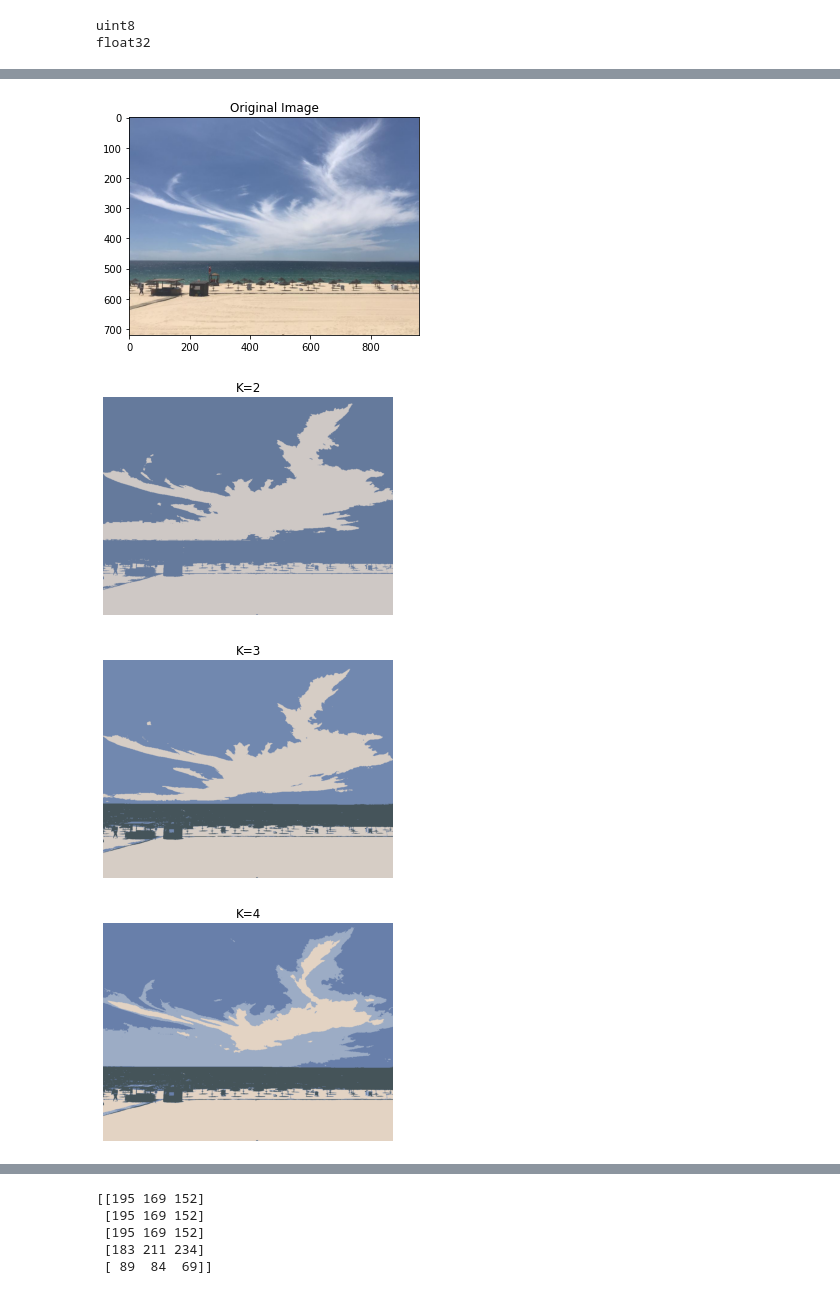
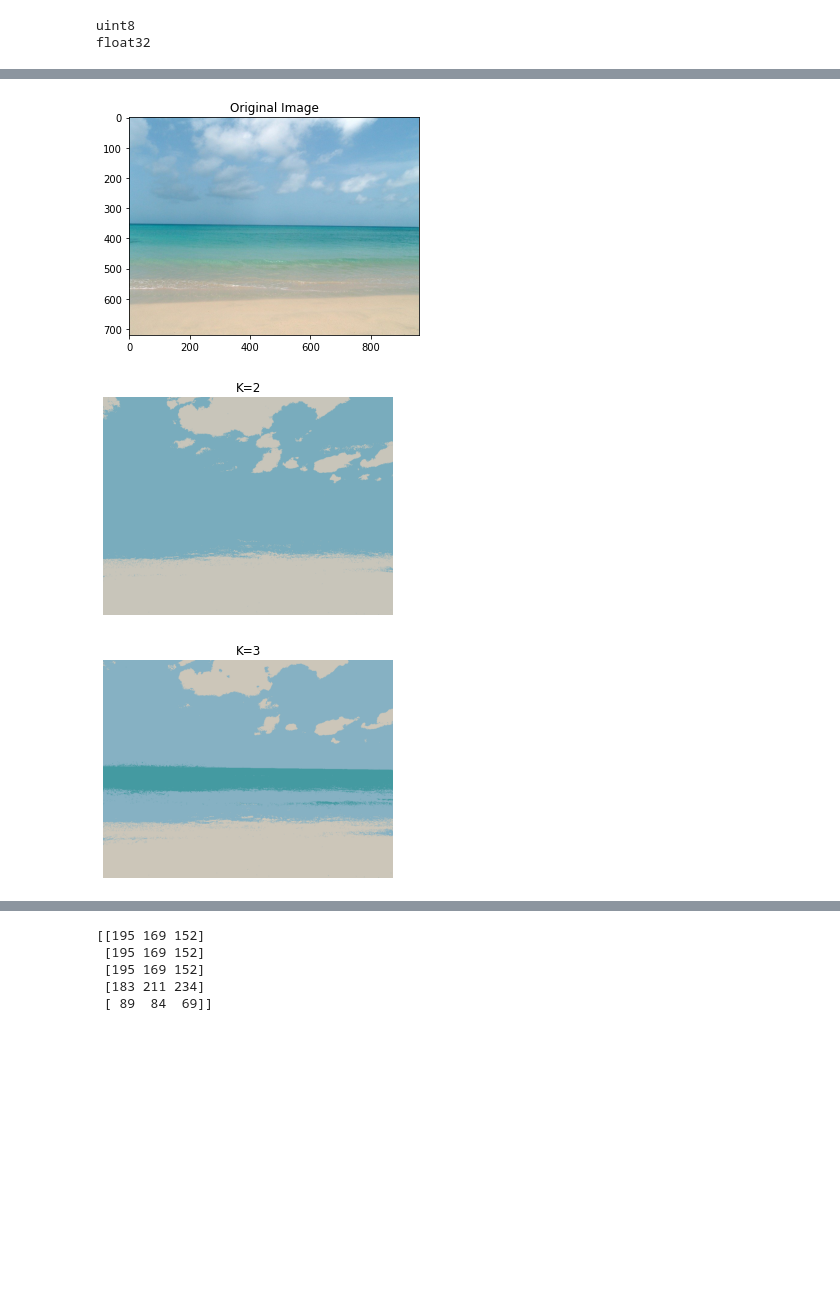
Before and after one commit to AOFPA/Digital-Image-Processing, a Jupyter notebook: lab-21/Lab21 K-mean segmentation.ipynb, the cells around one changed output, grey strips where cells are left out. Saved outputs shown, nothing was run; the diff lists cells and outputs as text; code cells hidden in the pictures; blank space fills up the shorter version.

```diff
--- a/lab-21/Lab21 K-mean segmentation.ipynb
+++ b/lab-21/Lab21 K-mean segmentation.ipynb
@@ -121,5 +121,5 @@ for i in range(K,LastK+1):
 # %%
-img = cv.imread('coast02.jpg')
+img = cv.imread('coast01.jpg')
 imgOriginal = img.copy()
 imgOriginal = cv.cvtColor(imgOriginal,cv.COLOR_BGR2RGB)
 Z = img.reshape((-1,3))
@@ -128,7 +128,7 @@ Z = np.float32(Z)
 # define criteria, number of clusters(K) and apply kmeans()
 criteria = (cv.TERM_CRITERIA_EPS + cv.TERM_CRITERIA_MAX_ITER, 10, 1.0)
 K = 2
-LastK = 8
+LastK = 3
 res2Arr = []
 for i in range(K,LastK+1):
   ret,label,center=cv.kmeans(Z,i,None,criteria,10,cv.KMEANS_RANDOM_CENTERS)
@@ -160,35 +155,34 @@ for i in range(K,LastK+1):
 # %%
 img = cv.imread('coast03.jpg')
 imgOriginal = img.copy()
 imgOriginal = cv.cvtColor(imgOriginal,cv.COLOR_BGR2RGB)
 Z = img.reshape((-1,3))
 # convert to np.float32
 Z = np.float32(Z)
 # define criteria, number of clusters(K) and apply kmeans()
 criteria = (cv.TERM_CRITERIA_EPS + cv.TERM_CRITERIA_MAX_ITER, 10, 1.0)
 K = 2
-LastK = 8
+LastK = 3
 res2Arr = []
 for i in range(K,LastK+1):
   ret,label,center=cv.kmeans(Z,i,None,criteria,10,cv.KMEANS_RANDOM_CENTERS)
   # Now convert back into uint8, and make original image
   center = np.uint8(center)
   res = center[label.flatten()]
   res2Arr.append(res.reshape((img.shape)))
 # plot original
 plt.imshow(imgOriginal)
 plt.title("Original Image")
 plt.show()
 # plot image in each k
 for i in range(K,LastK+1):
   tempRGB = cv.cvtColor(res2Arr[i-K],cv.COLOR_BGR2RGB)
   plt.imshow(tempRGB)
   plt.title("K="+str(i))
   plt.xticks([]),plt.yticks([])
   plt.axis('off')
   plt.show()
 # %% [output]
-[figure, old version]
+[figure, new version]
-[figure, old version]
+[figure, new version]
-[figure, old version]
+[figure, new version]
-[figure, removed]
```
Also changed, not shown: parts of 7 cells of this notebook, 35 other files.
